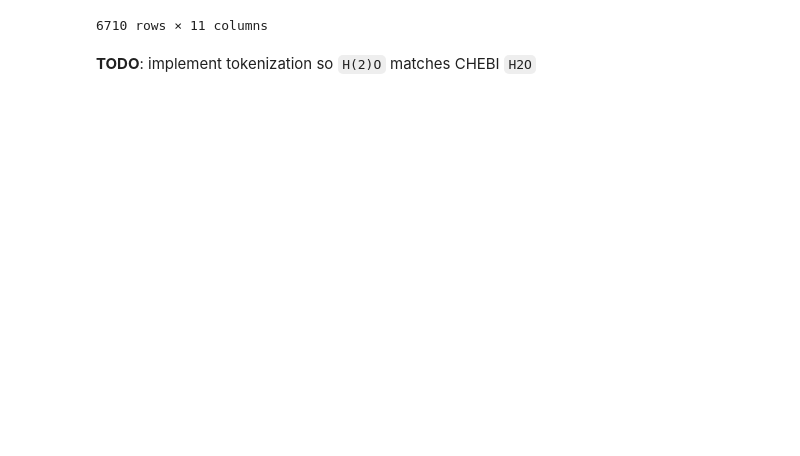
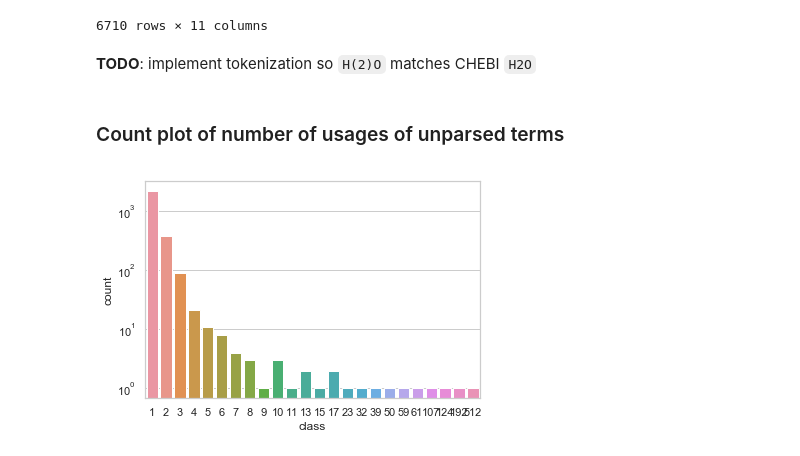
Before and after one commit to cmungall/reactioner, a Jupyter notebook: GO-TextDef-Analysis.ipynb, the cells around one changed output. Cells and saved outputs as stored; diff of their text form; code cells hidden in the pictures; blank space fills up the shorter version.

```diff
--- a/GO-TextDef-Analysis.ipynb
+++ b/GO-TextDef-Analysis.ipynb
@@ -82,3 +151,11 @@ df
 6710 rows × 11 columns
 # %% [markdown]
 **TODO**: implement tokenization so `H(2)O` matches CHEBI `H2O`
+# %% [markdown]
+### Count plot of number of usages of unparsed terms
+# %%
+agg_df = df.groupby("unmatched_term").agg({"class": pd.Series.nunique})
+g = sns.countplot(x="class", data=agg_df)
+g.set_yscale('log')
+# %% [output]
+[figure, added]
```
Also changed, not shown: parts of 14 cells of this notebook, 8 other files.
